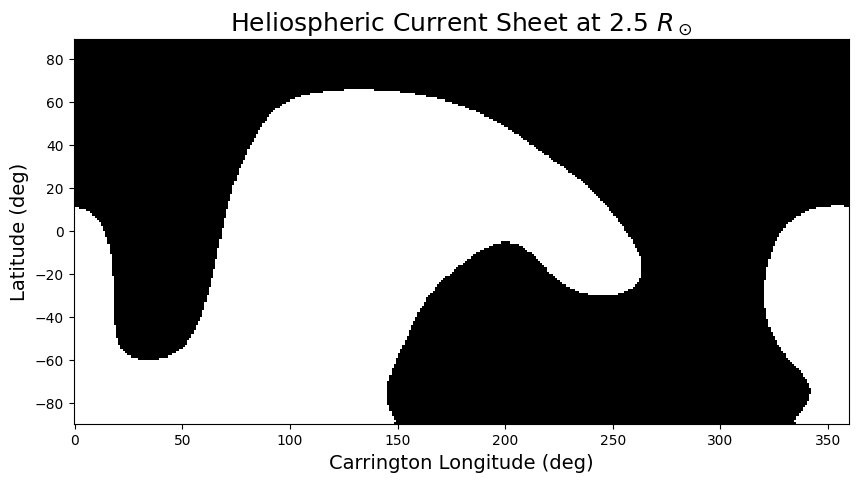
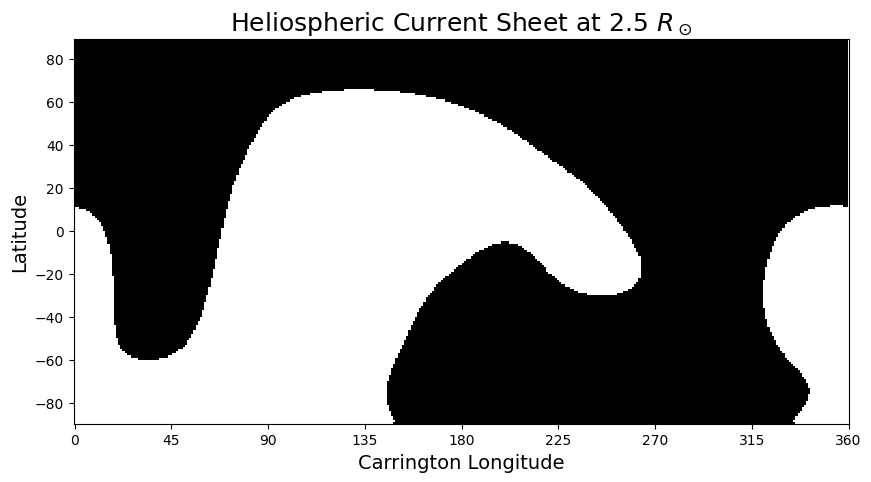
The notebook cell's code change between the first figure and the second:
--- before
+++ after
@@ -1,6 +1,7 @@
 vis = vt.Visualizer(G_max, H_max)
 vis.plot_current_sheet(r=2.5)
-plt.xlabel('Carrington Longitude (deg)', fontsize=14)
-plt.ylabel('Latitude (deg)', fontsize=14)
+plt.xlabel('Carrington Longitude', fontsize=14)
+plt.ylabel('Latitude', fontsize=14)
 plt.title('Heliospheric Current Sheet at 2.5 $R_\\odot$', fontsize=18)
+plt.xticks(np.arange(0, 361, 45))
 plt.savefig('plots/paper/sample_solar_max_hcs.png', dpi=300)

Commit: save